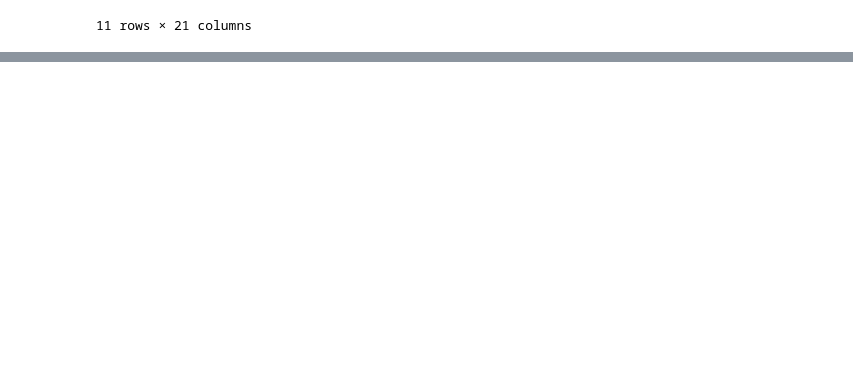
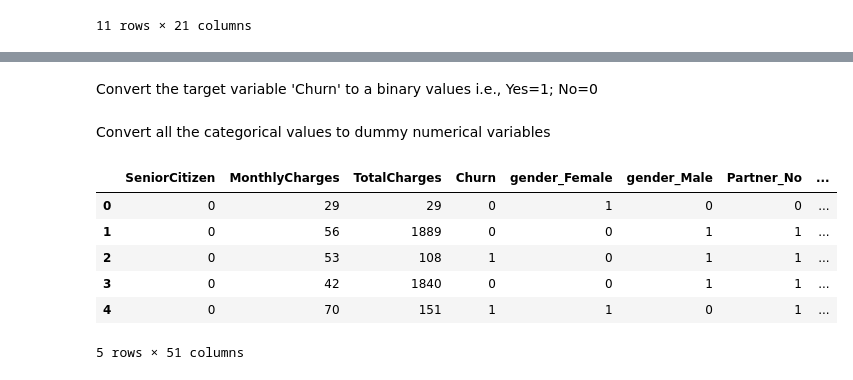
Before and after one commit to PriyankarSingha/customer_churn_prediction, a Jupyter notebook: Churn Analysis EDA.ipynb, the cells around one changed output, grey strips where cells are left out. Drawn from its saved outputs; the diff is of its cells as text; code cells hidden in the pictures; blank space fills up the shorter version.

```diff
--- a/Churn Analysis EDA.ipynb
+++ b/Churn Analysis EDA.ipynb
@@ -230,0 +225,2 @@ telco_data.loc[telco_data ['TotalCharges'].isnull() == True]
+# %%
+labels = ["{0} - {1}".format(i,i+11) for i in range(1,72,12)]
@@ -230,0 +239,2 @@ telco_data.loc[telco_data ['TotalCharges'].isnull() == True]
+# %%
+telco_data['tenure_group'] = pd.cut(telco_data.tenure, bins = range(1,80,12), right=False, labels=labels)
@@ -230,0 +254,2 @@ telco_data.loc[telco_data ['TotalCharges'].isnull() == True]
+# %%
+telco_data.drop(columns=['customerID','tenure'],axis=1, inplace=True)
@@ -230,0 +279,17 @@ telco_data.loc[telco_data ['TotalCharges'].isnull() == True]
+# %% [markdown]
+<p> Convert the target variable 'Churn' to a binary values i.e., Yes=1; No=0 </p>
+# %%
+telco_data['Churn'] = np.where(telco_data.Churn == 'Yes',1,0)
+# %% [markdown]
+<p>Convert all the categorical values to dummy numerical variables</p>
+# %%
+telco_data_dummies = pd.get_dummies(telco_data).astype(int)
+telco_data_dummies.head()
+# %% [output]
+|  | SeniorCitizen | MonthlyCharges | TotalCharges | Churn | gender_Female | gender_Male | Partner_No | ... |
+| 0 | 0 | 29 | 29 | 0 | 1 | 0 | 0 | ... |
+| 1 | 0 | 56 | 1889 | 0 | 0 | 1 | 1 | ... |
+| 2 | 0 | 53 | 108 | 1 | 0 | 1 | 1 | ... |
+| 3 | 0 | 42 | 1840 | 0 | 0 | 1 | 1 | ... |
+| 4 | 0 | 70 | 151 | 1 | 1 | 0 | 1 | ... |
+5 rows × 51 columns
```
Also changed, not shown: parts of 23 cells of this notebook, 3 other files.
